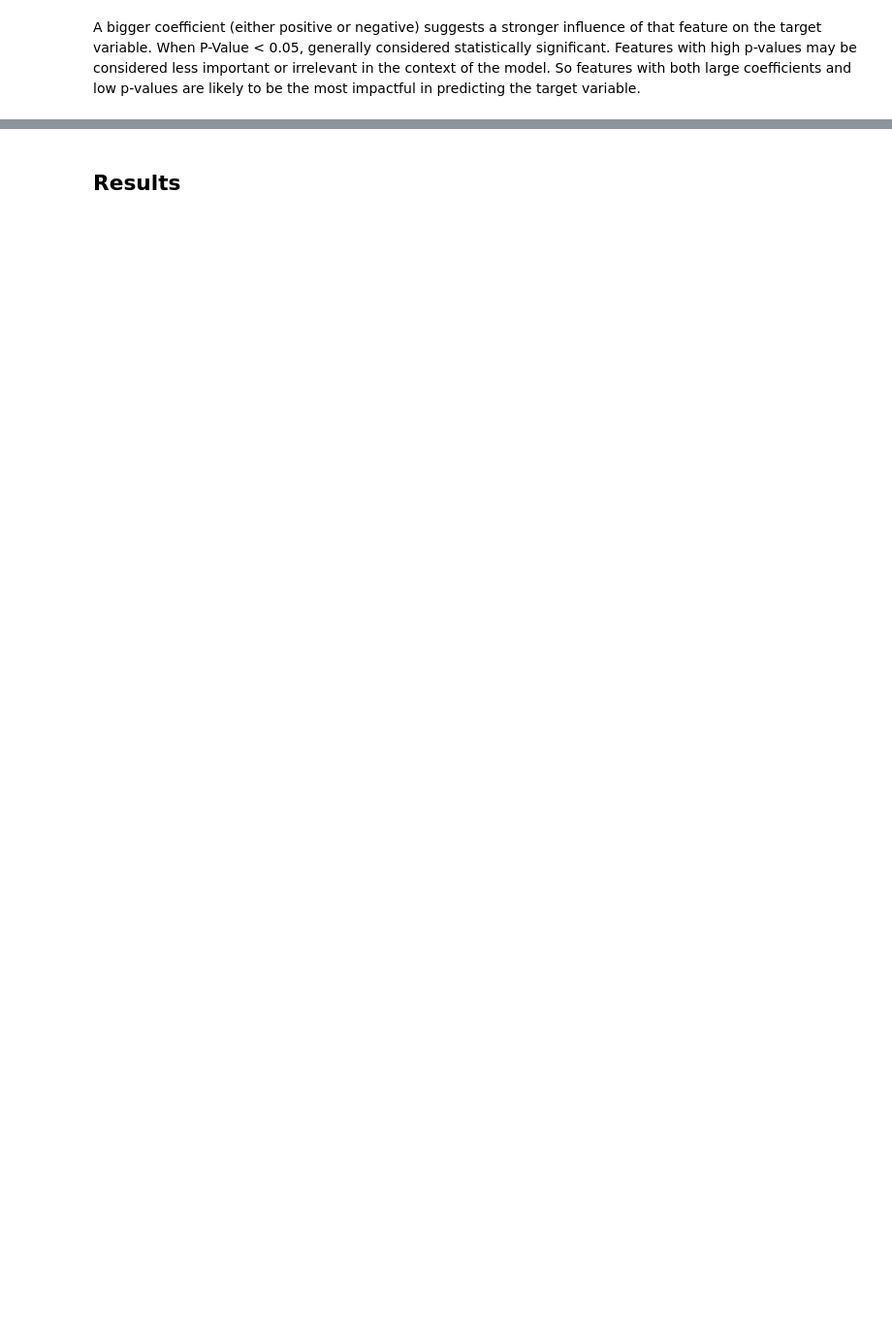
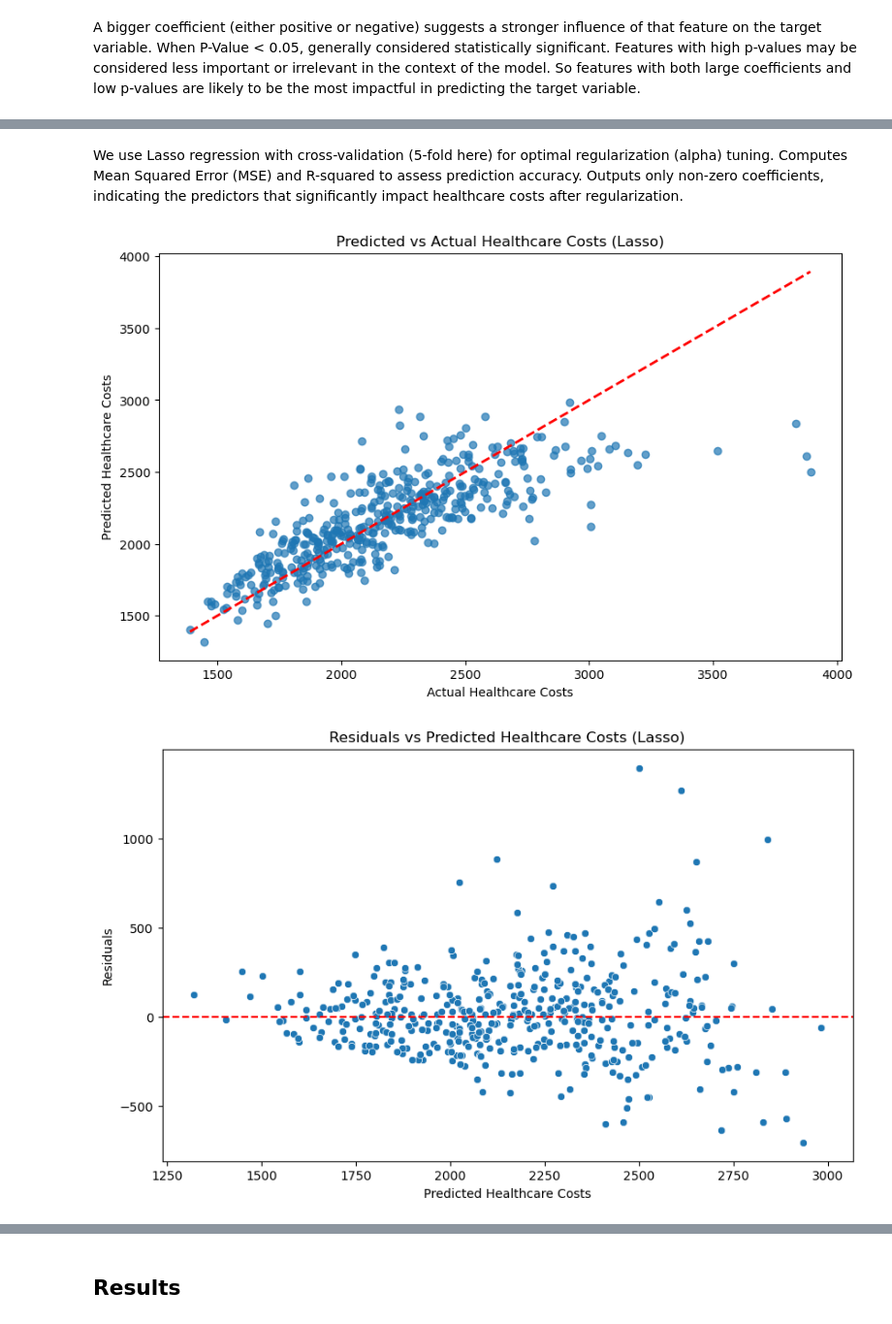
Before and after one commit to AnnaKuokkanen/DataScienceIntro, a Jupyter notebook: intro_to_data_project.ipynb, the cells around one changed output, grey strips where cells are left out. Shown at 97% size. Drawn from its saved outputs; the diff is of its cells as text; code cells hidden in the pictures; blank space fills up the shorter version.

```diff
--- a/intro_to_data_project.ipynb
+++ b/intro_to_data_project.ipynb
@@ -623,0 +727,37 @@ A bigger coefficient (either positive or negative) suggests a stronger influence
+# %% [markdown]
+We use Lasso regression with cross-validation (5-fold here) for optimal regularization (alpha) tuning. Computes Mean Squared Error (MSE) and R-squared to assess prediction accuracy. Outputs only non-zero coefficients, indicating the predictors that significantly impact healthcare costs after regularization.
+# %%
+# Visualize the results of the Lasso regression model
+# 1. Actual vs. Predicted Plot
+plt.figure(figsize=(10, 6))
+plt.scatter(y_test, y_pred, alpha=0.7)
+plt.plot([y_test.min(), y_test.max()], [y_test.min(), y_test.max()], 'r--', lw=2, label='Perfect Prediction')
+plt.title('Predicted vs Actual Healthcare Costs (Lasso)')
+plt.xlabel('Actual Healthcare Costs')
+plt.ylabel('Predicted Healthcare Costs')
+plt.show()
+
+# 2. Residual Plot
+residuals = y_test - y_pred
+plt.figure(figsize=(10, 6))
+sns.scatterplot(x=y_pred, y=residuals)
+plt.axhline(0, color='red', linestyle='--')
+plt.title('Residuals vs Predicted Healthcare Costs (Lasso)')
+plt.xlabel('Predicted Healthcare Costs')
+plt.ylabel('Residuals')
+plt.show()
+
+# 3. Coefficient Plot
+# Coefficients of the selected features
+coefficients = pd.Series(lasso_cv.coef_, index=numerical_features)
+non_zero_coefficients = coefficients[coefficients != 0]
+plt.figure(figsize=(10, 6))
+non_zero_coefficients.sort_values().plot(kind="barh")
+plt.title("Feature Coefficients (Lasso)")
+plt.xlabel("Coefficient Value")
+plt.ylabel("Features")
+plt.axvline(0, color='red', linestyle='--')
+plt.show()
+# %% [output]
+[figure, added]
+[figure, added]
```
Also changed, not shown: parts of 16 cells of this notebook.
